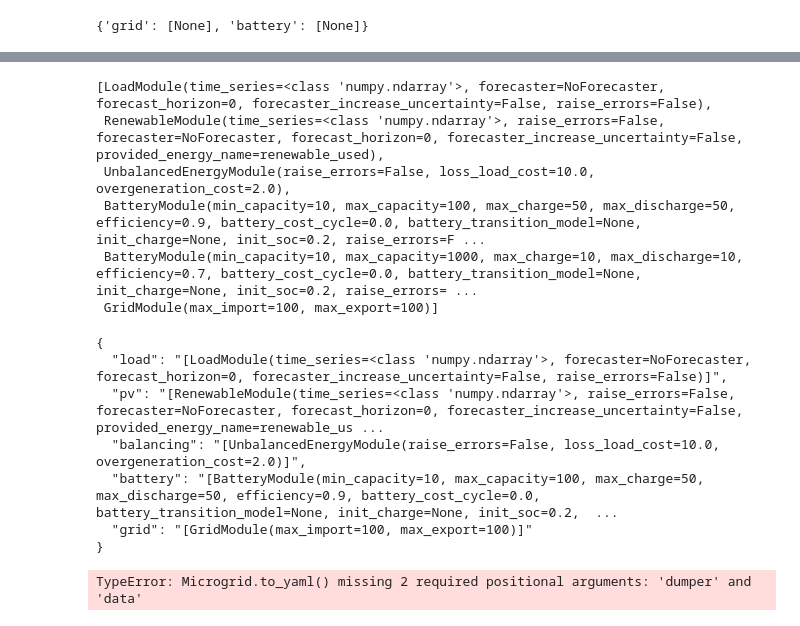
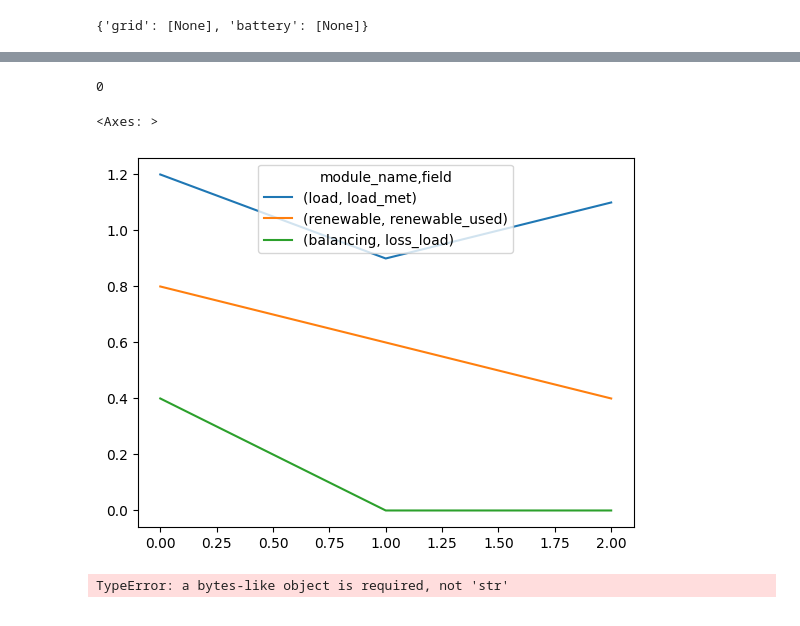
Before and after one commit to Techathon-2025-G5/smart-energy-community-platform, a Jupyter notebook: model/test_pymgrid.ipynb, the cells around one changed output, grey strips where cells are left out. Saved outputs shown, nothing was run; the diff lists cells and outputs as text; code cells hidden in the pictures.

```diff
--- a/model/test_pymgrid.ipynb
+++ b/model/test_pymgrid.ipynb
@@ -247,23 +148,17 @@ microgrid.log
-# %%
-microgrid.module_list
-# %% [output]
-[LoadModule(time_series=<class 'numpy.ndarray'>, forecaster=NoForecaster, forecast_horizon=0, forecaster_increase_uncertainty=False, raise_errors=False),
- RenewableModule(time_series=<class 'numpy.ndarray'>, raise_errors=False, forecaster=NoForecaster, forecast_horizon=0, forecaster_increase_uncertainty=False, provided_energy_name=renewable_used),
- UnbalancedEnergyModule(raise_errors=False, loss_load_cost=10.0, overgeneration_cost=2.0),
- BatteryModule(min_capacity=10, max_capacity=100, max_charge=50, max_discharge=50, efficiency=0.9, battery_cost_cycle=0.0, battery_transition_model=None, init_charge=None, init_soc=0.2, raise_errors=F ...
- BatteryModule(min_capacity=10, max_capacity=1000, max_charge=10, max_discharge=10, efficiency=0.7, battery_cost_cycle=0.0, battery_transition_model=None, init_charge=None, init_soc=0.2, raise_errors= ...
- GridModule(max_import=100, max_export=100)]
-# %%
-microgrid.modules
-# %% [output]
-{
-  "load": "[LoadModule(time_series=<class 'numpy.ndarray'>, forecaster=NoForecaster, forecast_horizon=0, forecaster_increase_uncertainty=False, raise_errors=False)]",
-  "pv": "[RenewableModule(time_series=<class 'numpy.ndarray'>, raise_errors=False, forecaster=NoForecaster, forecast_horizon=0, forecaster_increase_uncertainty=False, provided_energy_name=renewable_us ...
-  "balancing": "[UnbalancedEnergyModule(raise_errors=False, loss_load_cost=10.0, overgeneration_cost=2.0)]",
-  "battery": "[BatteryModule(min_capacity=10, max_capacity=100, max_charge=50, max_discharge=50, efficiency=0.9, battery_cost_cycle=0.0, battery_transition_model=None, init_charge=None, init_soc=0.2,  ...
-  "grid": "[GridModule(max_import=100, max_export=100)]"
-}
-# %%
-microgrid.to_yaml()
-# %% [output]
-TypeError: Microgrid.to_yaml() missing 2 required positional arguments: 'dumper' and 'data'
+# %%
+microgrid.microgrid.get_forecast_horizon()
+# %% [output]
+0
+# %%
+microgrid.microgrid.log[[('load', 0, 'load_met'),
+               ('renewable', 0, 'renewable_used'),
+               ('balancing', 0, 'loss_load')]].droplevel(axis=1, level=1).plot()
+# %% [output]
+<Axes: >
+[figure, added]
+# %%
+PATH = 'microgrid_dump.yaml'
+with open(PATH, 'wb') as f:
+    microgrid.microgrid.dump(f)
+# %% [output]
+TypeError: a bytes-like object is required, not 'str'
```
Also changed, not shown: parts of 36 cells of this notebook, 1 other file.
